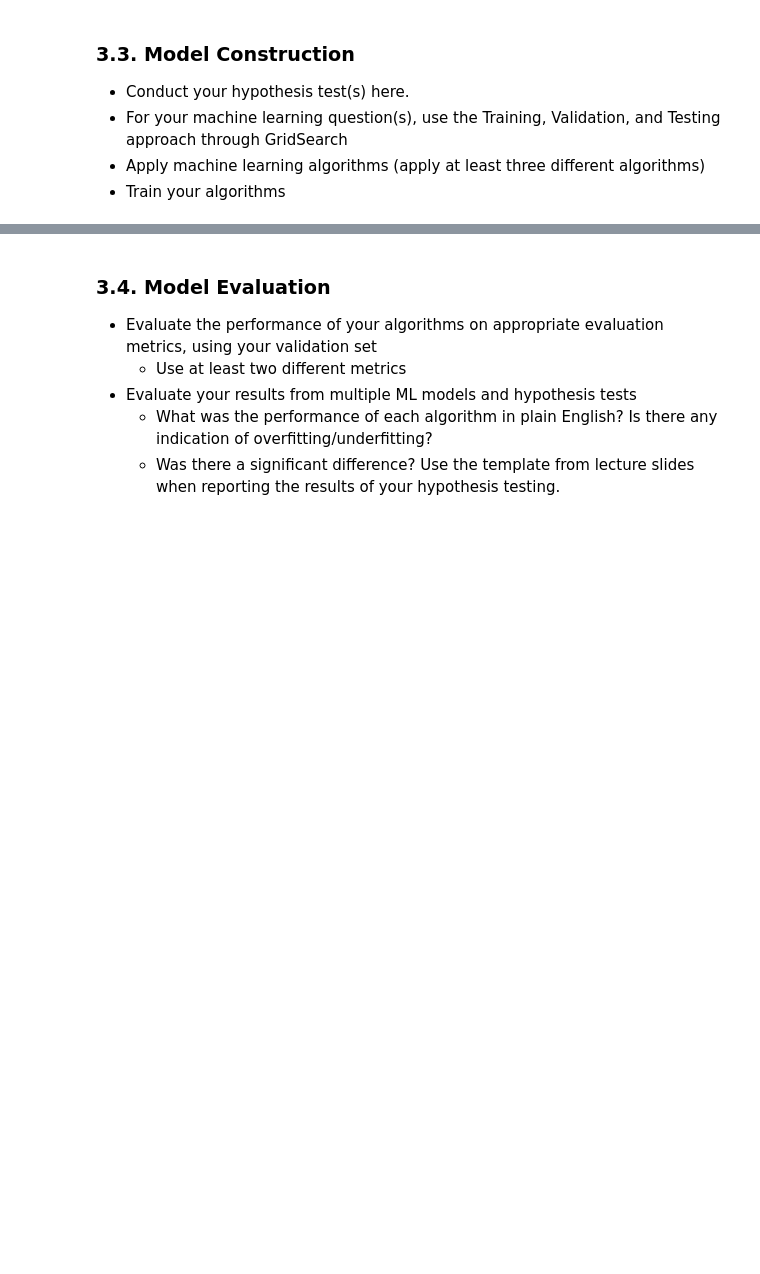
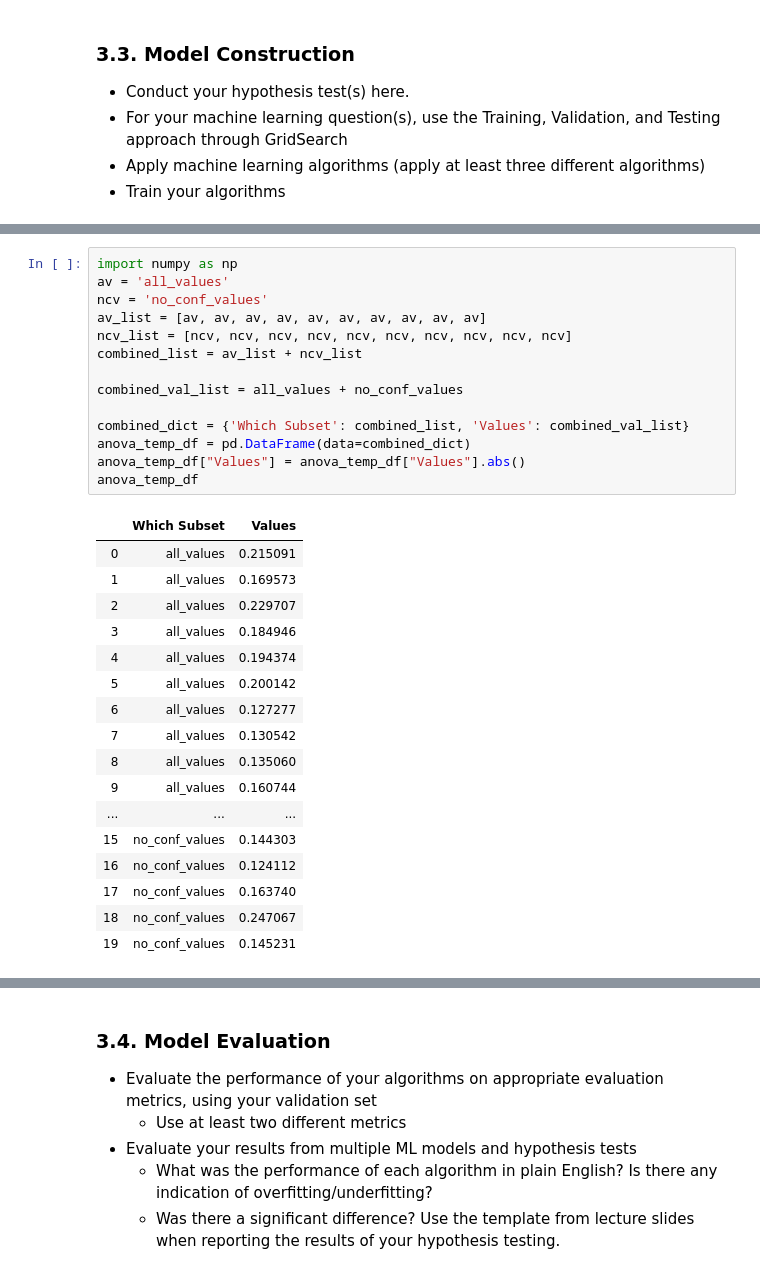
Before and after one commit to nickhil-tekwani/NBA-Data-ML-Model, a Jupyter notebook: DS3000_FP4_Group19.ipynb, the cells around one changed output, grey strips where cells are left out. Drawn from its saved outputs; the diff is of its cells as text; blank space fills up the shorter version.

```diff
--- a/DS3000_FP4_Group19.ipynb
+++ b/DS3000_FP4_Group19.ipynb
@@ -338,0 +505,32 @@ nba_df.boxplot(column=['height', 'weight', 'per'], grid=False)
+# %%
+import numpy as np
+av = 'all_values'
+ncv = 'no_conf_values'
+av_list = [av, av, av, av, av, av, av, av, av, av]
+ncv_list = [ncv, ncv, ncv, ncv, ncv, ncv, ncv, ncv, ncv, ncv]
+combined_list = av_list + ncv_list
+
+combined_val_list = all_values + no_conf_values
+
+combined_dict = {'Which Subset': combined_list, 'Values': combined_val_list}
+anova_temp_df = pd.DataFrame(data=combined_dict)
+anova_temp_df["Values"] = anova_temp_df["Values"].abs()
+anova_temp_df
+# %% [output]
+|  | Which Subset | Values |
+| 0 | all_values | 0.215091 |
+| 1 | all_values | 0.169573 |
+| 2 | all_values | 0.229707 |
+| 3 | all_values | 0.184946 |
+| 4 | all_values | 0.194374 |
+| 5 | all_values | 0.200142 |
+| 6 | all_values | 0.127277 |
+| 7 | all_values | 0.130542 |
+| 8 | all_values | 0.135060 |
+| 9 | all_values | 0.160744 |
+| ... | ... | ... |
+| 15 | no_conf_values | 0.144303 |
+| 16 | no_conf_values | 0.124112 |
+| 17 | no_conf_values | 0.163740 |
+| 18 | no_conf_values | 0.247067 |
+| 19 | no_conf_values | 0.145231 |
```
Also changed, not shown: parts of 42 cells of this notebook, 2 other files.
